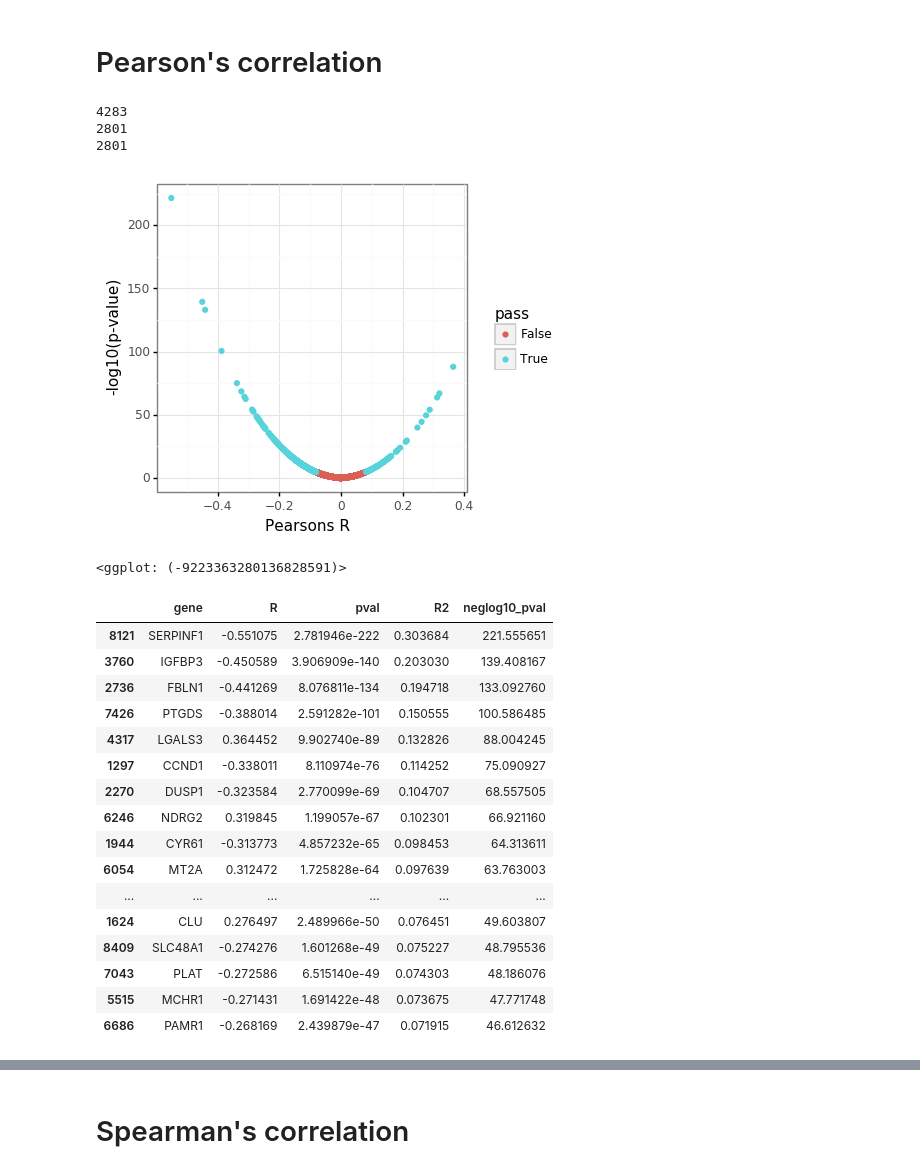
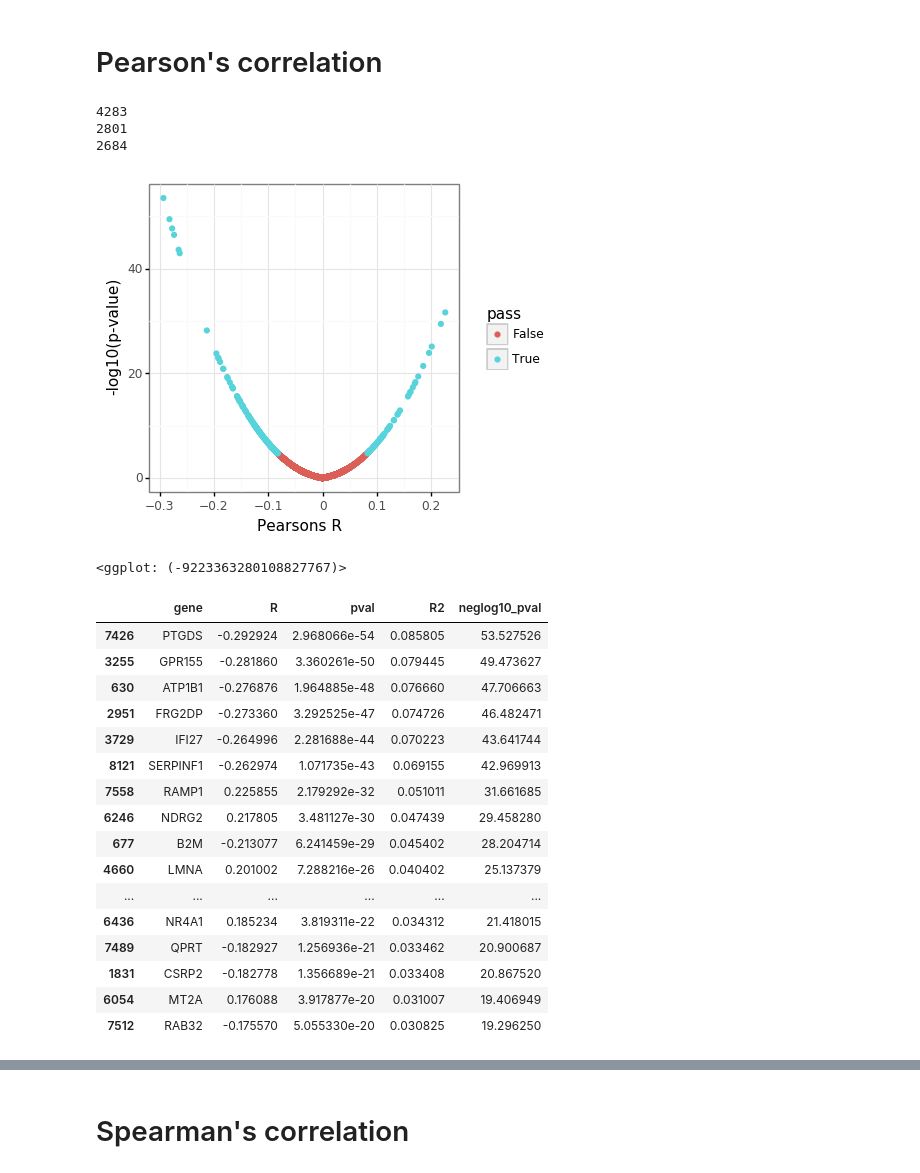
Before and after one commit to czbiohub/darmanis_group_DL_notebook, a Jupyter notebook: DL20190123_mel_aging_correlation_analysis-PUBLIC.ipynb, the cells around one changed output, grey strips where cells are left out. Cells and saved outputs as stored; diff of their text form; code cells hidden in the pictures.

```diff
--- a/DL20190123_mel_aging_correlation_analysis-PUBLIC.ipynb
+++ b/DL20190123_mel_aging_correlation_analysis-PUBLIC.ipynb
@@ -58,7 +58,7 @@ Completed
 topn = 20
 
 # Specify whether to use all samples or only adult samples in correlation
-adults_only = False
+adults_only = True
 
 # Specify whether to remove acral general_location
 exclude_acral = True
@@ -102,52 +102,52 @@ out_df = pd.DataFrame({'gene':gene_list,
 out_df = out_df.iloc[[x != ref for x in out_df['gene']],:]
 out_df['R2'] = out_df['R']**2
 out_df = out_df.sort_values('R2', ascending=False)
 out_df['pval'] = out_df['pval'].replace(0, min([x for x in out_df['pval'] if x>0]))
 out_df['neglog10_pval'] = -np.log10(out_df['pval'])
 out_df['pass'] = out_df.neglog10_pval > -np.log10(0.05/len(df))
 
 # plot R vs p-value
 plotnine.options.figure_size=(4,4)
 print(ggplot(out_df)
           +theme_bw()
           +geom_point(aes('R','neglog10_pval', color = 'pass'))
           +labs(x='Pearsons R', y='-log10(p-value)'))
 
 # print correlation scores table
 display(out_df.drop('pass', axis = 1).head(topn))
 
 # search correlation df
 gene = out_df.gene[:topn]
 out = symbol2field(gene)
 full_report = ['{}: {}\n{}'.format(idx,
                             x['query'],
                             x['summary']) if ('summary' in x.keys()) else '{}: {}\n{}'.format(idx,
                             x['query'],
                             'N/A') for idx, x in enumerate(out)]
 search_term = ''
 output = [print(x) for x in full_report if search_term in x]
 # %% [output]
 4283
 2801
-2801
+2684
-[figure, old version]
+[figure, new version]
-<ggplot: (-9223363280136828591)>
+<ggplot: (-9223363280108827767)>
 |  | gene | R | pval | R2 | neglog10_pval |
-| 8121 | SERPINF1 | -0.551075 | 2.781946e-222 | 0.303684 | 221.555651 |
-| 3760 | IGFBP3 | -0.450589 | 3.906909e-140 | 0.203030 | 139.408167 |
-| 2736 | FBLN1 | -0.441269 | 8.076811e-134 | 0.194718 | 133.092760 |
-| 7426 | PTGDS | -0.388014 | 2.591282e-101 | 0.150555 | 100.586485 |
-| 4317 | LGALS3 | 0.364452 | 9.902740e-89 | 0.132826 | 88.004245 |
-| 1297 | CCND1 | -0.338011 | 8.110974e-76 | 0.114252 | 75.090927 |
-| 2270 | DUSP1 | -0.323584 | 2.770099e-69 | 0.104707 | 68.557505 |
-| 6246 | NDRG2 | 0.319845 | 1.199057e-67 | 0.102301 | 66.921160 |
-| 1944 | CYR61 | -0.313773 | 4.857232e-65 | 0.098453 | 64.313611 |
-| 6054 | MT2A | 0.312472 | 1.725828e-64 | 0.097639 | 63.763003 |
+| 7426 | PTGDS | -0.292924 | 2.968066e-54 | 0.085805 | 53.527526 |
+| 3255 | GPR155 | -0.281860 | 3.360261e-50 | 0.079445 | 49.473627 |
+| 630 | ATP1B1 | -0.276876 | 1.964885e-48 | 0.076660 | 47.706663 |
+| 2951 | FRG2DP | -0.273360 | 3.292525e-47 | 0.074726 | 46.482471 |
+| 3729 | IFI27 | -0.264996 | 2.281688e-44 | 0.070223 | 43.641744 |
+| 8121 | SERPINF1 | -0.262974 | 1.071735e-43 | 0.069155 | 42.969913 |
+| 7558 | RAMP1 | 0.225855 | 2.179292e-32 | 0.051011 | 31.661685 |
+| 6246 | NDRG2 | 0.217805 | 3.481127e-30 | 0.047439 | 29.458280 |
+| 677 | B2M | -0.213077 | 6.241459e-29 | 0.045402 | 28.204714 |
+| 4660 | LMNA | 0.201002 | 7.288216e-26 | 0.040402 | 25.137379 |
 | ... | ... | ... | ... | ... | ... |
-| 1624 | CLU | 0.276497 | 2.489966e-50 | 0.076451 | 49.603807 |
-| 8409 | SLC48A1 | -0.274276 | 1.601268e-49 | 0.075227 | 48.795536 |
-| 7043 | PLAT | -0.272586 | 6.515140e-49 | 0.074303 | 48.186076 |
-| 5515 | MCHR1 | -0.271431 | 1.691422e-48 | 0.073675 | 47.771748 |
-| 6686 | PAMR1 | -0.268169 | 2.439879e-47 | 0.071915 | 46.612632 |
+| 6436 | NR4A1 | 0.185234 | 3.819311e-22 | 0.034312 | 21.418015 |
+| 7489 | QPRT | -0.182927 | 1.256936e-21 | 0.033462 | 20.900687 |
+| 1831 | CSRP2 | -0.182778 | 1.356689e-21 | 0.033408 | 20.867520 |
+| 6054 | MT2A | 0.176088 | 3.917877e-20 | 0.031007 | 19.406949 |
+| 7512 | RAB32 | -0.175570 | 5.055330e-20 | 0.030825 | 19.296250 |
 querying 1-20...done.
 Finished.
```
Also changed, not shown: parts of 2 cells of this notebook.
